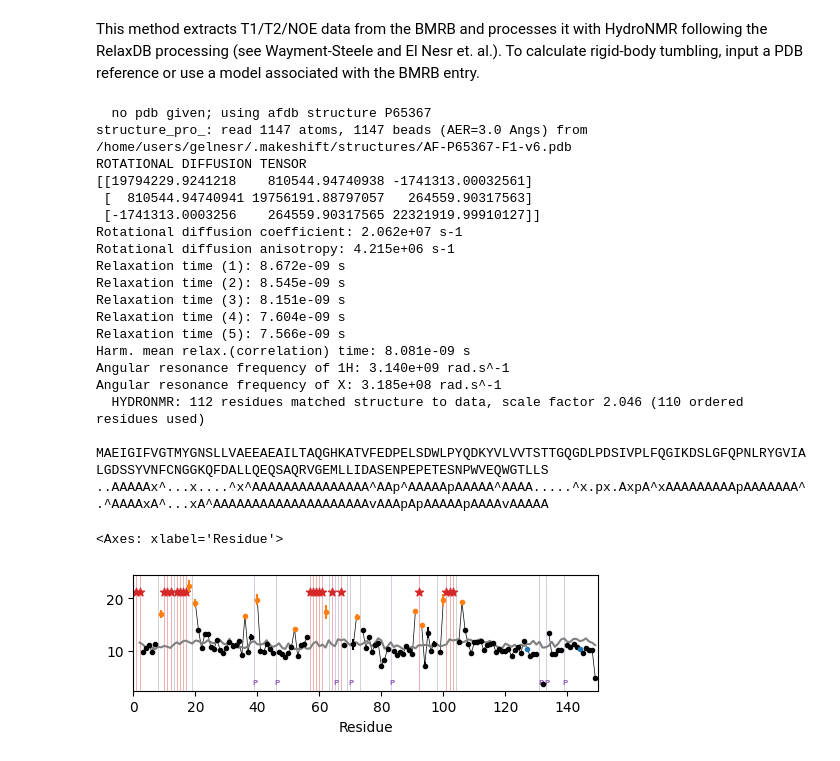
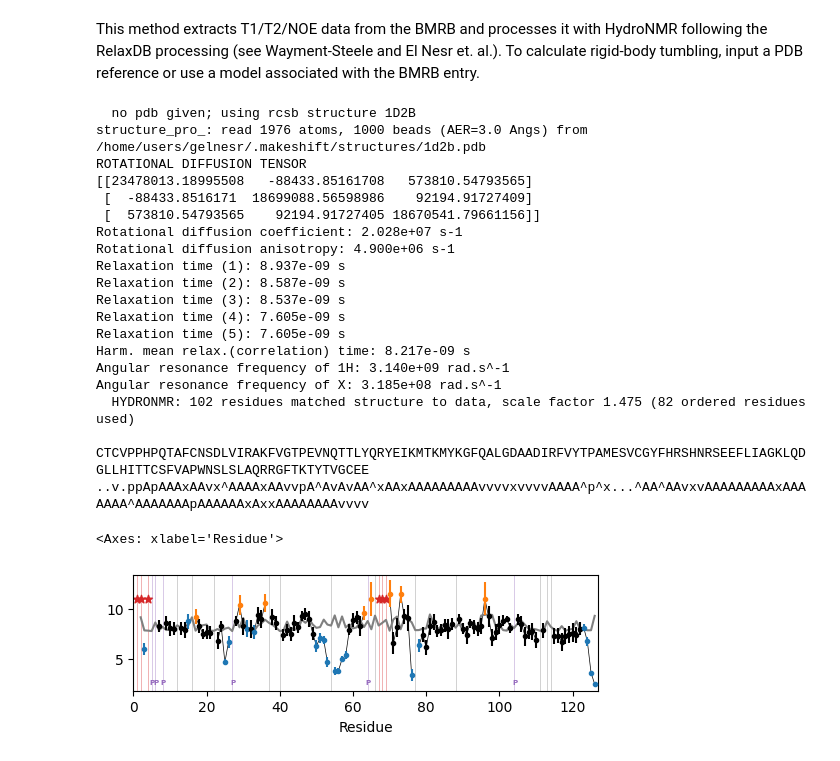
Before and after one commit to WaymentSteeleLab/makeshift, a Jupyter notebook: demos/bmrb_relaxation_demo.ipynb, the cells around one changed output. Cells and saved outputs as stored; diff of their text form; code cells hidden in the pictures.

```diff
--- a/demos/bmrb_relaxation_demo.ipynb
+++ b/demos/bmrb_relaxation_demo.ipynb
@@ -84,48 +85,48 @@ This method extracts T1/T2/NOE data from the BMRB and processes it with HydroNMR
 # %%
 from makeshift import PeakList
 from makeshift.relaxation import RelaxationProfile
 
 # 1) Identify peaklist
-pl = PeakList.from_bmrb(19151)
+pl = PeakList.from_bmrb(4327)
 #    prof = Peaklist.from_csv(my_csv.csv) # provide a dataframe from csv
 
 # 2) Build T1/T2/NOE from BMRB. Provide peaklist for residues assigned.
-prof = RelaxationProfile.from_bmrb(25013, peaklist=pl)
+prof = RelaxationProfile.from_bmrb(5154, peaklist=pl)
 #    prof =  RelaxationProfile.from_bmrb(25013, peaklist=[5,6,7]) # list assigned residues
 
 # 3) Add the rigid-body reference
-prof.add_rigid_prediction(source="afdb")
+prof.add_rigid_prediction(source="pdb")
 #    or force the source:
 #    prof.add_rigid_prediction("1WRP")       # a specific deposited PDB
 #    prof.add_rigid_prediction("A1AJW2")     # the AlphaFold model (UniProt acc)
 #    prof.add_rigid_prediction("my_model.pdb")
 
 # 4) Label each residue and plot the R2/R1 profile.
 labels = prof.label(rex_n_std=1.0, noe_cut=0.65)
 
 print('\n' + prof.sequence)
 print(labels)               # e.g. AAAA^AA..vAb…p   (A ordered, ^ rex, v ps-ns, b both)
 prof.plot("R2_R1")          # or prof.plot("NOE")
 # %% [output]
-  no pdb given; using afdb structure P65367
-structure_pro_: read 1147 atoms, 1147 beads (AER=3.0 Angs) from /home/users/gelnesr/.makeshift/structures/AF-P65367-F1-v6.pdb
+  no pdb given; using rcsb structure 1D2B
+structure_pro_: read 1976 atoms, 1000 beads (AER=3.0 Angs) from /home/users/gelnesr/.makeshift/structures/1d2b.pdb
 ROTATIONAL DIFFUSION TENSOR
-[[19794229.9241218    810544.94740938 -1741313.00032561]
- [  810544.94740941 19756191.88797057   264559.90317563]
- [-1741313.0003256    264559.90317565 22321919.99910127]]
-Rotational diffusion coefficient: 2.062e+07 s-1
-Rotational diffusion anisotropy: 4.215e+06 s-1
-Relaxation time (1): 8.672e-09 s
-Relaxation time (2): 8.545e-09 s
-Relaxation time (3): 8.151e-09 s
-Relaxation time (4): 7.604e-09 s
-Relaxation time (5): 7.566e-09 s
-Harm. mean relax.(correlation) time: 8.081e-09 s
+[[23478013.18995508   -88433.85161708   573810.54793565]
+ [  -88433.8516171  18699088.56598986    92194.91727409]
+ [  573810.54793565    92194.91727405 18670541.79661156]]
+Rotational diffusion coefficient: 2.028e+07 s-1
+Rotational diffusion anisotropy: 4.900e+06 s-1
+Relaxation time (1): 8.937e-09 s
+Relaxation time (2): 8.587e-09 s
+Relaxation time (3): 8.537e-09 s
+Relaxation time (4): 7.605e-09 s
+Relaxation time (5): 7.605e-09 s
+Harm. mean relax.(correlation) time: 8.217e-09 s
 Angular resonance frequency of 1H: 3.140e+09 rad.s^-1
 Angular resonance frequency of X: 3.185e+08 rad.s^-1
-  HYDRONMR: 112 residues matched structure to data, scale factor 2.046 (110 ordered residues used)
+  HYDRONMR: 102 residues matched structure to data, scale factor 1.475 (82 ordered residues used)
 
-MAEIGIFVGTMYGNSLLVAEEAEAILTAQGHKATVFEDPELSDWLPYQDKYVLVVTSTTGQGDLPDSIVPLFQGIKDSLGFQPNLRYGVIALGDSSYVNFCNGGKQFDALLQEQSAQRVGEMLLIDASENPEPETESNPWVEQWGTLLS
-..AAAAAx^...x....^x^AAAAAAAAAAAAAAA^AAp^AAAAApAAAAA^AAAA.....^x.px.AxpA^xAAAAAAAAApAAAAAAA^.^AAAAxA^...xA^AAAAAAAAAAAAAAAAAAAAvAAApApAAAAApAAAAvAAAAA
+CTCVPPHPQTAFCNSDLVIRAKFVGTPEVNQTTLYQRYEIKMTKMYKGFQALGDAADIRFVYTPAMESVCGYFHRSHNRSEEFLIAGKLQDGLLHITTCSFVAPWNSLSLAQRRGFTKTYTVGCEE
+..v.ppApAAAxAAvx^AAAAxAAvvpA^AvAvAA^xAAxAAAAAAAAAvvvvxvvvvAAAA^p^x...^AA^AAvxvAAAAAAAAAxAAAAAAA^AAAAAAApAAAAAAxAxxAAAAAAAAvvvv
 <Axes: xlabel='Residue'>
-[figure, old version]
+[figure, new version]
```
Also changed, not shown: parts of 3 cells of this notebook.
